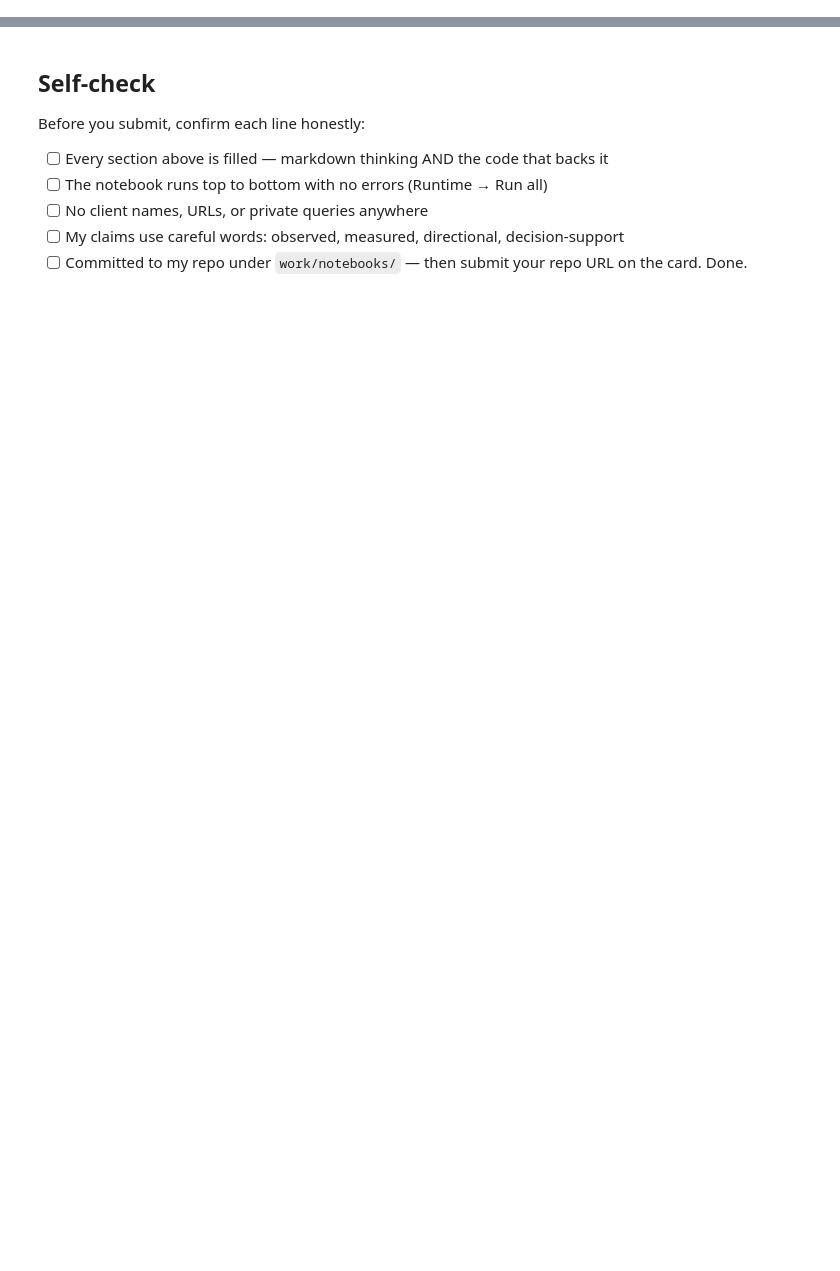
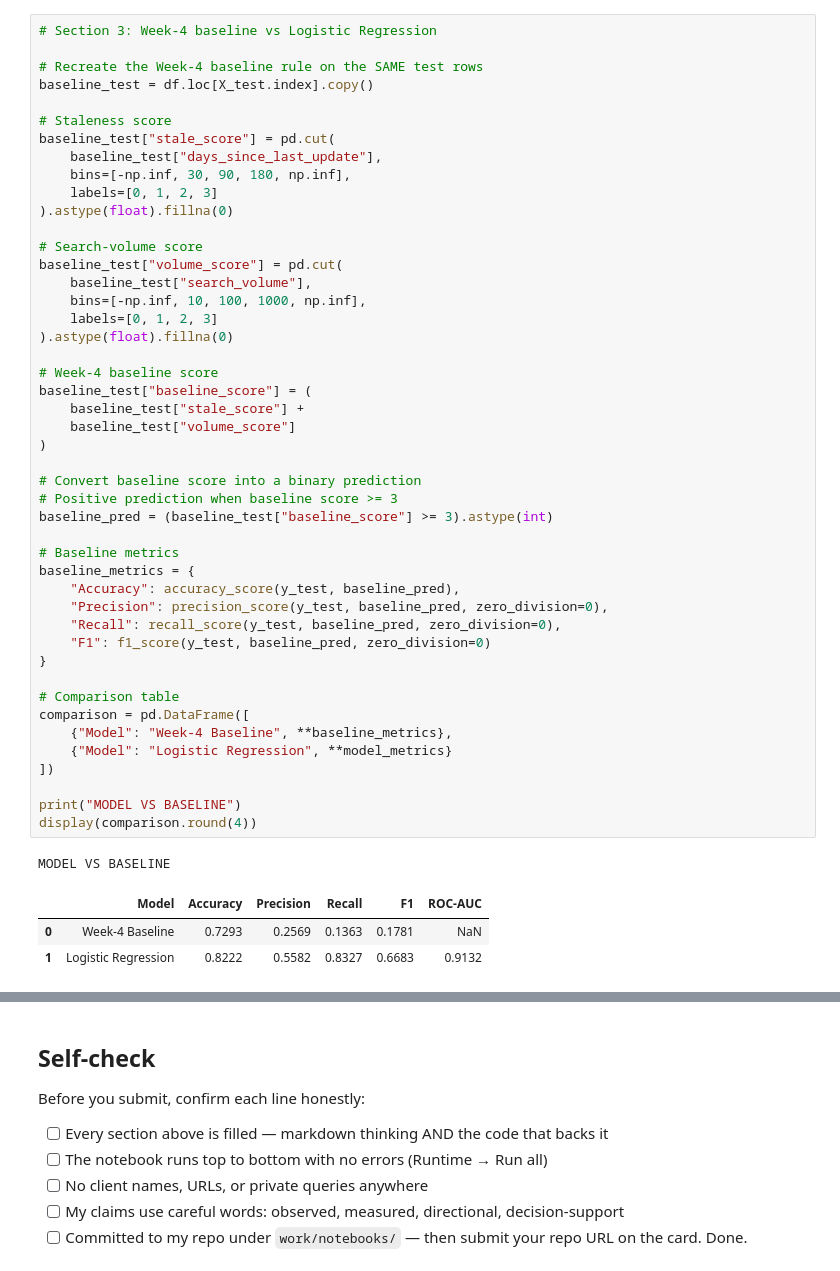
Before and after one commit to AbdullahIdrees291/flyrank-ml-internship, a Jupyter notebook: work/notebooks/w05_model.ipynb, the cells around one changed output, grey strips where cells are left out. Saved outputs shown, nothing was run; the diff lists cells and outputs as text; blank space fills up the shorter version.

```diff
--- a/work/notebooks/w05_model.ipynb
+++ b/work/notebooks/w05_model.ipynb
@@ -36,0 +238,51 @@ This skeleton is yours to fill. Work the sections **in order** — each one has
+# %%
+# Section 3: Week-4 baseline vs Logistic Regression
+
+# Recreate the Week-4 baseline rule on the SAME test rows
+baseline_test = df.loc[X_test.index].copy()
+
+# Staleness score
+baseline_test["stale_score"] = pd.cut(
+    baseline_test["days_since_last_update"],
+    bins=[-np.inf, 30, 90, 180, np.inf],
+    labels=[0, 1, 2, 3]
+).astype(float).fillna(0)
+
+# Search-volume score
+baseline_test["volume_score"] = pd.cut(
+    baseline_test["search_volume"],
+    bins=[-np.inf, 10, 100, 1000, np.inf],
+    labels=[0, 1, 2, 3]
+).astype(float).fillna(0)
+
+# Week-4 baseline score
+baseline_test["baseline_score"] = (
+    baseline_test["stale_score"] +
+    baseline_test["volume_score"]
+)
+
+# Convert baseline score into a binary prediction
+# Positive prediction when baseline score >= 3
+baseline_pred = (baseline_test["baseline_score"] >= 3).astype(int)
+
+# Baseline metrics
+baseline_metrics = {
+    "Accuracy": accuracy_score(y_test, baseline_pred),
+    "Precision": precision_score(y_test, baseline_pred, zero_division=0),
+    "Recall": recall_score(y_test, baseline_pred, zero_division=0),
+    "F1": f1_score(y_test, baseline_pred, zero_division=0)
+}
+
+# Comparison table
+comparison = pd.DataFrame([
+    {"Model": "Week-4 Baseline", **baseline_metrics},
+    {"Model": "Logistic Regression", **model_metrics}
+])
+
+print("MODEL VS BASELINE")
+display(comparison.round(4))
+# %% [output]
+MODEL VS BASELINE
+|  | Model | Accuracy | Precision | Recall | F1 | ROC-AUC |
+| 0 | Week-4 Baseline | 0.7293 | 0.2569 | 0.1363 | 0.1781 | NaN |
+| 1 | Logistic Regression | 0.8222 | 0.5582 | 0.8327 | 0.6683 | 0.9132 |
```
Also changed, not shown: parts of 20 cells of this notebook.
